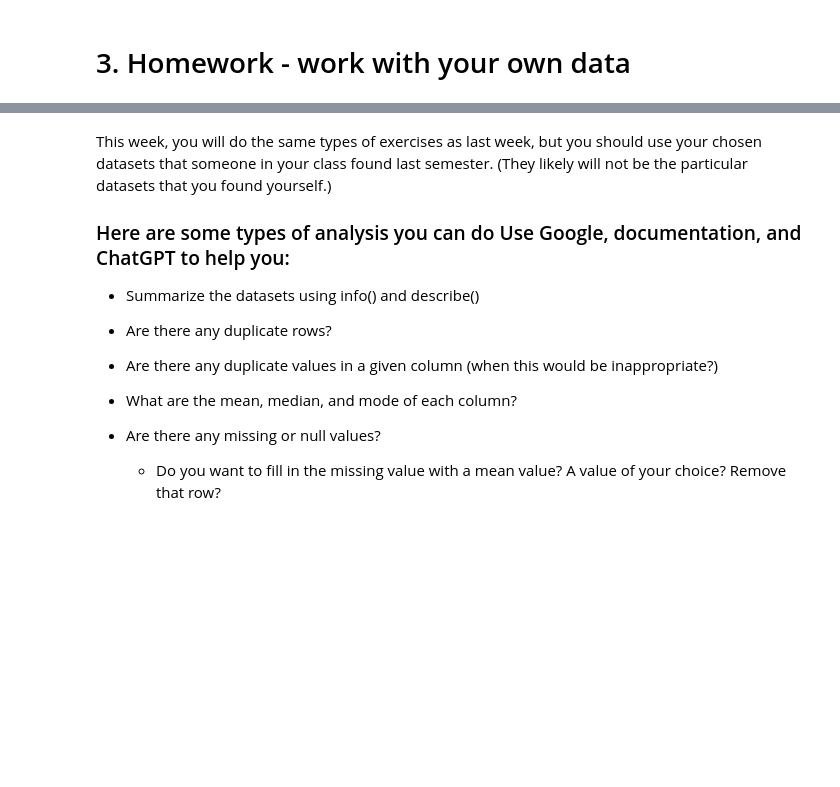
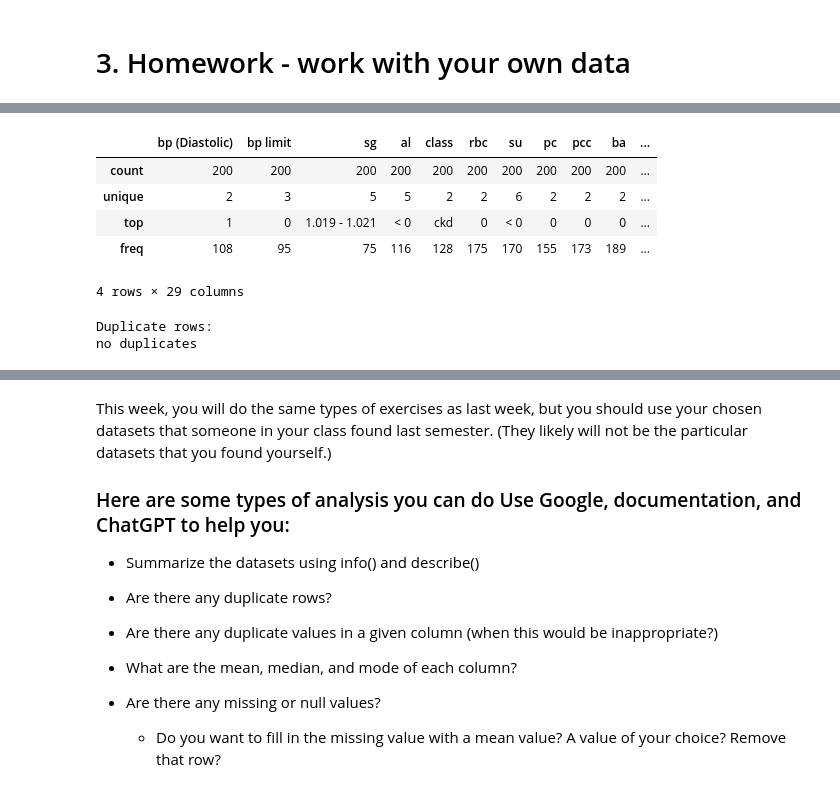
Before and after one commit to reynolkb-bu/bu-cds-dx699-2025-summer, a Jupyter notebook: notebooks/week-2/OMDS-ModB2-Week2-Reynolds-Kyle.ipynb, the cells around one changed output, grey strips where cells are left out. Saved outputs shown, nothing was run; the diff lists cells and outputs as text; code cells hidden in the pictures; blank space fills up the shorter version.

```diff
--- a/notebooks/week-2/OMDS-ModB2-Week2-Reynolds-Kyle.ipynb
+++ b/notebooks/week-2/OMDS-ModB2-Week2-Reynolds-Kyle.ipynb
@@ -27,0 +103,21 @@ from datetime import datetime, timedelta
+# %%
+# Summarize the dataset using describe()
+df_cleaned.describe()
+# %% [output]
+|  | bp (Diastolic) | bp limit | sg | al | class | rbc | su | pc | pcc | ba | ... |
+| count | 200 | 200 | 200 | 200 | 200 | 200 | 200 | 200 | 200 | 200 | ... |
+| unique | 2 | 3 | 5 | 5 | 2 | 2 | 6 | 2 | 2 | 2 | ... |
+| top | 1 | 0 | 1.019 - 1.021 | < 0 | ckd | 0 | < 0 | 0 | 0 | 0 | ... |
+| freq | 108 | 95 | 75 | 116 | 128 | 175 | 170 | 155 | 173 | 189 | ... |
+4 rows × 29 columns
+# %%
+# Are there any duplicate rows?
+duplicates = df_cleaned.duplicated()
+print("Duplicate rows:")
+if len(df_cleaned[duplicates]) > 0:
+    print(df_cleaned[duplicates])
+else:
+    print('no duplicates')
+# %% [output]
+Duplicate rows:
+no duplicates
```
Also changed, not shown: parts of 8 cells of this notebook, 2 other files.
